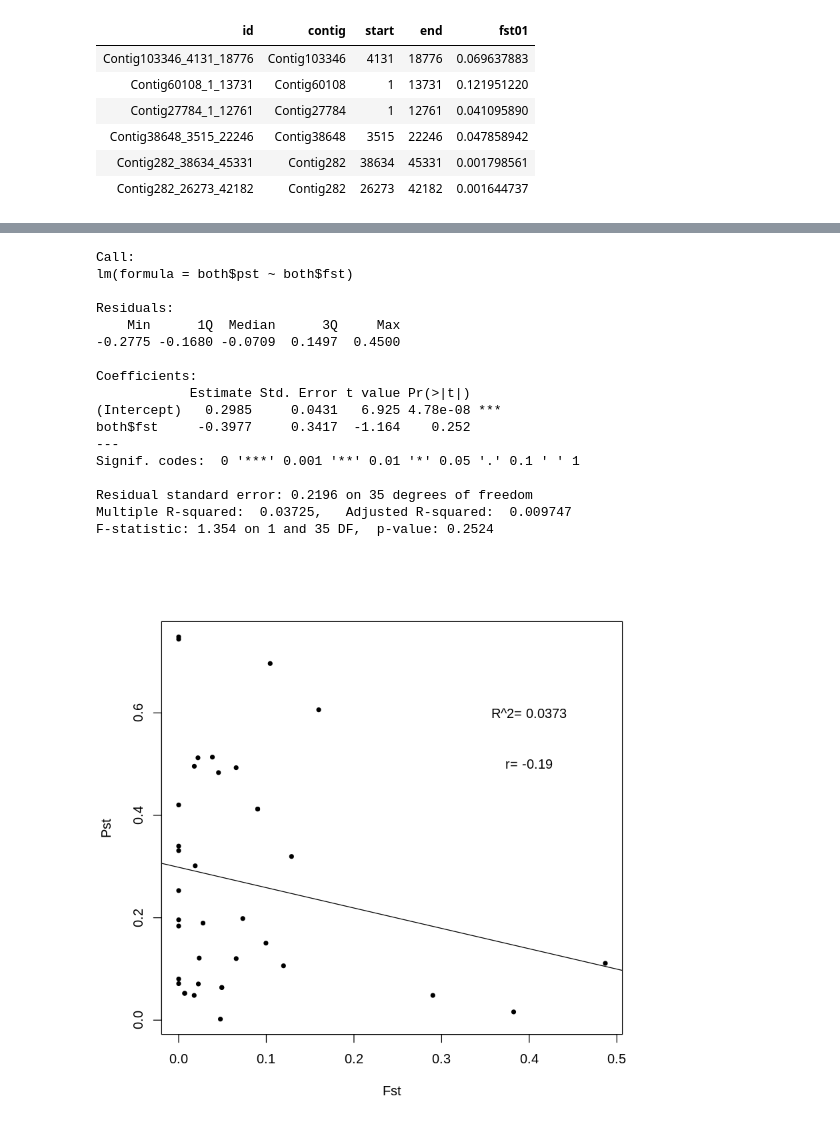
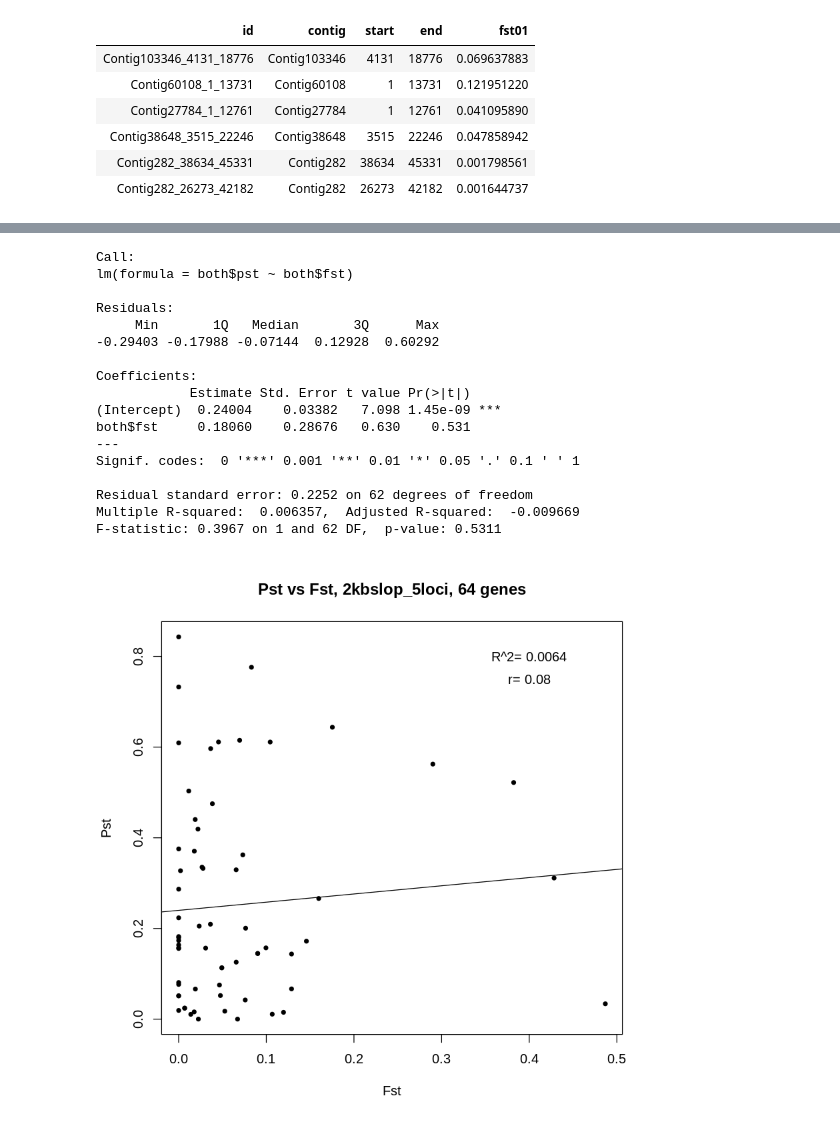
Before and after one commit to sr320/paper-oly-mbdbs-gen, a Jupyter notebook: code/MBD_samples_genetic_analysisHCSS.ipynb, the cells around one changed output, grey strips where cells are left out. Cells and saved outputs as stored; diff of their text form; code cells hidden in the pictures.

Commit message:
Updated PCA code and plotting. Redid MBD notebook with epi data from new bam files

```diff
--- a/code/MBD_samples_genetic_analysisHCSS.ipynb
+++ b/code/MBD_samples_genetic_analysisHCSS.ipynb
@@ -235,6 +241,6 @@ wc -l ../../paper-oly-mbdbs-gen/analyses/Pst_gene_2kbslop.tab
 # %%
 # read in Pst data
-pst <- read.csv("../../paper-oly-mbdbs-gen/analyses/Pst_gene_2kbslop.tab", sep="\t",header=F,stringsAsFactors = F)
+pst <- read.csv("../../paper-oly-mbdbs-gen/analyses/DMGs/Pst_gene_2kbslop.tab", sep="\t",header=T,stringsAsFactors = F)
 colnames(pst) <- c("id","contig","start","end","pst")
 head(pst)
 # %% [output]
@@ -305,33 +288,34 @@ both
 # %%
 #library(MASS)
 #dens <- kde2d(Dgeo,DgenN, n=300)
 #myPal <- colorRampPalette(c("white","blue","gold", "orange", "red"))
 plot(both$fst, both$pst, pch=20,cex=1,xlab = "Fst", ylab = "Pst")
+title("Pst vs Fst, 2kbslop_5loci, 64 genes")
 summary(lm(both$pst~both$fst),)
 R2 = round(summary(lm(both$pst~both$fst))$r.squared, 4)
 #image(dens, col=transp(myPal(300),.7), add=TRUE)
 abline(lm(both$pst~both$fst))
-text(0.4,0.6,label=paste("R^2=",R2))
-text(0.4,0.5,label="r= -0.19")
+text(0.4,0.8,label=paste("R^2=",R2))
+text(0.4,0.75,label="r= 0.08")
 # %% [output]
 Call:
 lm(formula = both$pst ~ both$fst)
 
 Residuals:
-    Min      1Q  Median      3Q     Max
--0.2775 -0.1680 -0.0709  0.1497  0.4500
+     Min       1Q   Median       3Q      Max
+-0.29403 -0.17988 -0.07144  0.12928  0.60292
 
 Coefficients:
             Estimate Std. Error t value Pr(>|t|)
-(Intercept)   0.2985     0.0431   6.925 4.78e-08 ***
-both$fst     -0.3977     0.3417  -1.164    0.252
+(Intercept)  0.24004    0.03382   7.098 1.45e-09 ***
+both$fst     0.18060    0.28676   0.630    0.531
 ---
 Signif. codes:  0 '***' 0.001 '**' 0.01 '*' 0.05 '.' 0.1 ' ' 1
 
-Residual standard error: 0.2196 on 35 degrees of freedom
-Multiple R-squared:  0.03725,   Adjusted R-squared:  0.009747
-F-statistic: 1.354 on 1 and 35 DF,  p-value: 0.2524
+Residual standard error: 0.2252 on 62 degrees of freedom
+Multiple R-squared:  0.006357,  Adjusted R-squared:  -0.009669
+F-statistic: 0.3967 on 1 and 62 DF,  p-value: 0.5311
-[figure, old version]
+[figure, new version]
 # %%
 cor.test( ~ both$pst + both$fst,
          method = "pearson",
```
Also changed, not shown: parts of 31 cells of this notebook.
